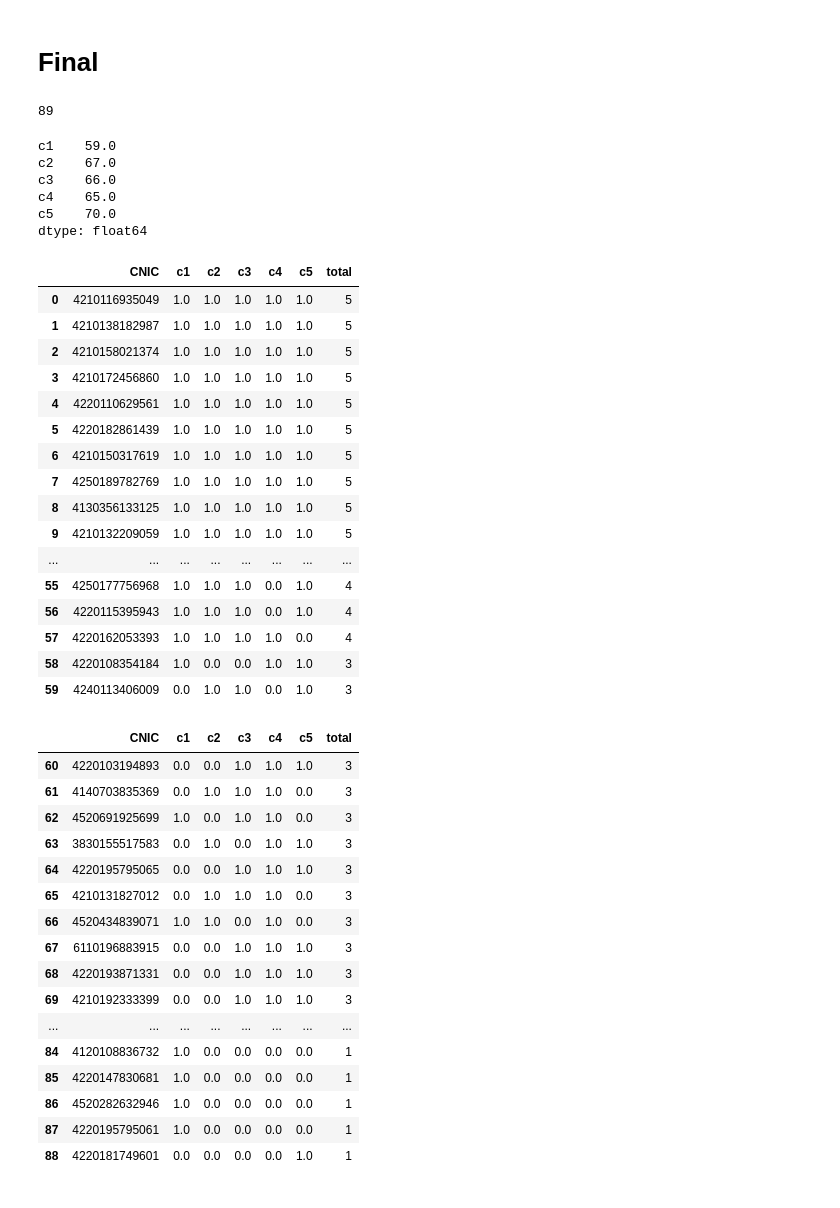
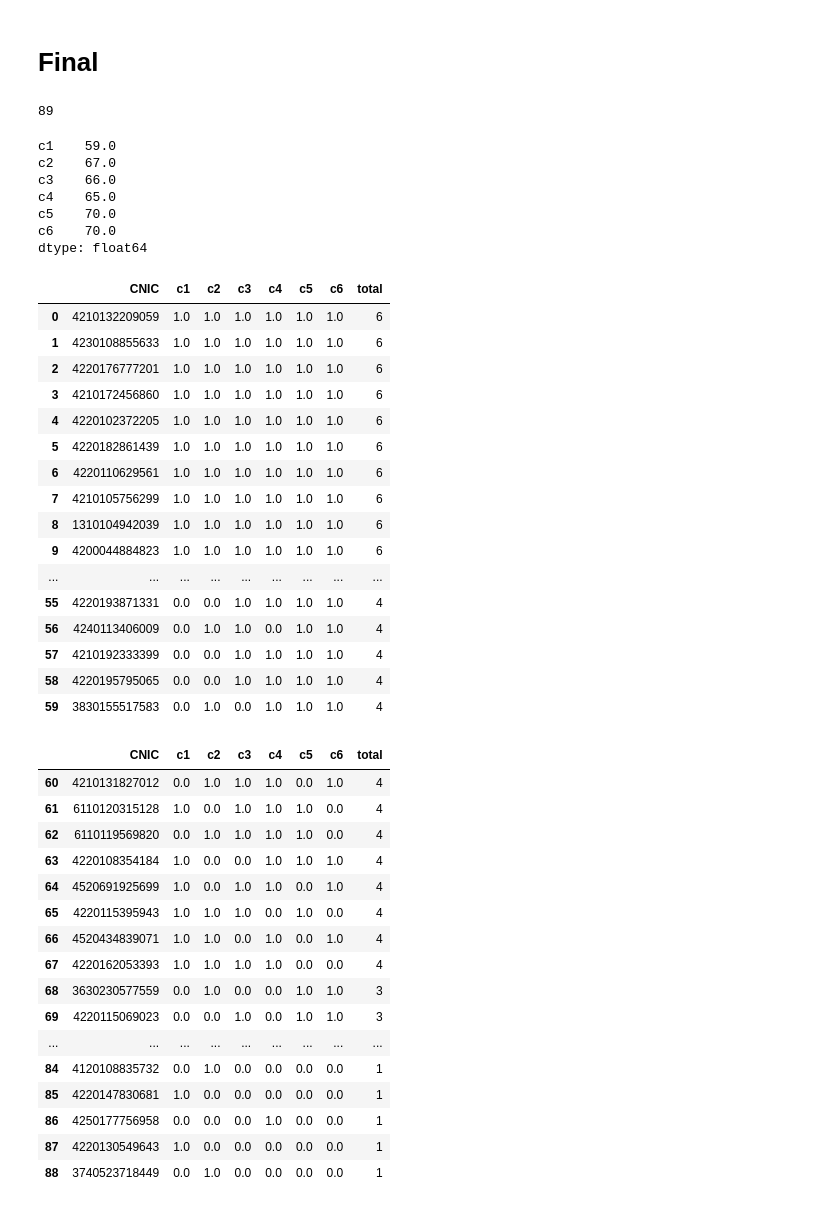
Before and after one commit to EnggQasim/NED-batch4-Python, a Jupyter notebook: attendance.ipynb, the cells around one changed output. Cells and saved outputs as stored; diff of their text form; code cells hidden in the pictures.

```diff
--- a/attendance.ipynb
+++ b/attendance.ipynb
@@ -1117,58 +1331,61 @@ df5.head()
 # %%
 df = df1.merge(df2,on='CNIC', how='outer').fillna(0).merge(
     df3, on="CNIC",how="outer"
 ).fillna(0).merge(
 df4, on="CNIC", how='outer'
 ).fillna(0).merge(
 df5, on="CNIC", how='outer'
+).fillna(0).merge(
+df6, on="CNIC", how='outer'
 ).fillna(0)
 
 df['total'] = df.iloc[:,1:].astype(int).sum(axis=1)
 df.sort_values(by="total", inplace=True, ascending=False)
 df.reset_index(drop=True,inplace=True)
 print(len(df))
 display(df.iloc[:,1:-1].sum(axis=0))
 display(df.head(60))
 display(df.iloc[60:,:])
 # %% [output]
 89
 c1    59.0
 c2    67.0
 c3    66.0
 c4    65.0
 c5    70.0
+c6    70.0
 dtype: float64
-|  | CNIC | c1 | c2 | c3 | c4 | c5 | total |
-| 0 | 4210116935049 | 1.0 | 1.0 | 1.0 | 1.0 | 1.0 | 5 |
-| 1 | 4210138182987 | 1.0 | 1.0 | 1.0 | 1.0 | 1.0 | 5 |
-| 2 | 4210158021374 | 1.0 | 1.0 | 1.0 | 1.0 | 1.0 | 5 |
-| 3 | 4210172456860 | 1.0 | 1.0 | 1.0 | 1.0 | 1.0 | 5 |
-| 4 | 4220110629561 | 1.0 | 1.0 | 1.0 | 1.0 | 1.0 | 5 |
-| 5 | 4220182861439 | 1.0 | 1.0 | 1.0 | 1.0 | 1.0 | 5 |
-| 6 | 4210150317619 | 1.0 | 1.0 | 1.0 | 1.0 | 1.0 | 5 |
-| 7 | 4250189782769 | 1.0 | 1.0 | 1.0 | 1.0 | 1.0 | 5 |
-| 8 | 4130356133125 | 1.0 | 1.0 | 1.0 | 1.0 | 1.0 | 5 |
-| 9 | 4210132209059 | 1.0 | 1.0 | 1.0 | 1.0 | 1.0 | 5 |
-| ... | ... | ... | ... | ... | ... | ... | ... |
-| 55 | 4250177756968 | 1.0 | 1.0 | 1.0 | 0.0 | 1.0 | 4 |
-| 56 | 4220115395943 | 1.0 | 1.0 | 1.0 | 0.0 | 1.0 | 4 |
-| 57 | 4220162053393 | 1.0 | 1.0 | 1.0 | 1.0 | 0.0 | 4 |
-| 58 | 4220108354184 | 1.0 | 0.0 | 0.0 | 1.0 | 1.0 | 3 |
-| 59 | 4240113406009 | 0.0 | 1.0 | 1.0 | 0.0 | 1.0 | 3 |
+|  | CNIC | c1 | c2 | c3 | c4 | c5 | c6 | total |
+| 0 | 4210132209059 | 1.0 | 1.0 | 1.0 | 1.0 | 1.0 | 1.0 | 6 |
+| 1 | 4230108855633 | 1.0 | 1.0 | 1.0 | 1.0 | 1.0 | 1.0 | 6 |
+| 2 | 4220176777201 | 1.0 | 1.0 | 1.0 | 1.0 | 1.0 | 1.0 | 6 |
+| 3 | 4210172456860 | 1.0 | 1.0 | 1.0 | 1.0 | 1.0 | 1.0 | 6 |
+| 4 | 4220102372205 | 1.0 | 1.0 | 1.0 | 1.0 | 1.0 | 1.0 | 6 |
+| 5 | 4220182861439 | 1.0 | 1.0 | 1.0 | 1.0 | 1.0 | 1.0 | 6 |
+| 6 | 4220110629561 | 1.0 | 1.0 | 1.0 | 1.0 | 1.0 | 1.0 | 6 |
+| 7 | 4210105756299 | 1.0 | 1.0 | 1.0 | 1.0 | 1.0 | 1.0 | 6 |
+| 8 | 1310104942039 | 1.0 | 1.0 | 1.0 | 1.0 | 1.0 | 1.0 | 6 |
+| 9 | 4200044884823 | 1.0 | 1.0 | 1.0 | 1.0 | 1.0 | 1.0 | 6 |
+| ... | ... | ... | ... | ... | ... | ... | ... | ... |
+| 55 | 4220193871331 | 0.0 | 0.0 | 1.0 | 1.0 | 1.0 | 1.0 | 4 |
+| 56 | 4240113406009 | 0.0 | 1.0 | 1.0 | 0.0 | 1.0 | 1.0 | 4 |
+| 57 | 4210192333399 | 0.0 | 0.0 | 1.0 | 1.0 | 1.0 | 1.0 | 4 |
+| 58 | 4220195795065 | 0.0 | 0.0 | 1.0 | 1.0 | 1.0 | 1.0 | 4 |
+| 59 | 3830155517583 | 0.0 | 1.0 | 0.0 | 1.0 | 1.0 | 1.0 | 4 |
-|  | CNIC | c1 | c2 | c3 | c4 | c5 | total |
-| 60 | 4220103194893 | 0.0 | 0.0 | 1.0 | 1.0 | 1.0 | 3 |
-| 61 | 4140703835369 | 0.0 | 1.0 | 1.0 | 1.0 | 0.0 | 3 |
-| 62 | 4520691925699 | 1.0 | 0.0 | 1.0 | 1.0 | 0.0 | 3 |
-| 63 | 3830155517583 | 0.0 | 1.0 | 0.0 | 1.0 | 1.0 | 3 |
-| 64 | 4220195795065 | 0.0 | 0.0 | 1.0 | 1.0 | 1.0 | 3 |
-| 65 | 4210131827012 | 0.0 | 1.0 | 1.0 | 1.0 | 0.0 | 3 |
-| 66 | 4520434839071 | 1.0 | 1.0 | 0.0 | 1.0 | 0.0 | 3 |
-| 67 | 6110196883915 | 0.0 | 0.0 | 1.0 | 1.0 | 1.0 | 3 |
-| 68 | 4220193871331 | 0.0 | 0.0 | 1.0 | 1.0 | 1.0 | 3 |
-| 69 | 4210192333399 | 0.0 | 0.0 | 1.0 | 1.0 | 1.0 | 3 |
-| ... | ... | ... | ... | ... | ... | ... | ... |
-| 84 | 4120108836732 | 1.0 | 0.0 | 0.0 | 0.0 | 0.0 | 1 |
-| 85 | 4220147830681 | 1.0 | 0.0 | 0.0 | 0.0 | 0.0 | 1 |
-| 86 | 4520282632946 | 1.0 | 0.0 | 0.0 | 0.0 | 0.0 | 1 |
-| 87 | 4220195795061 | 1.0 | 0.0 | 0.0 | 0.0 | 0.0 | 1 |
-| 88 | 4220181749601 | 0.0 | 0.0 | 0.0 | 0.0 | 1.0 | 1 |
+|  | CNIC | c1 | c2 | c3 | c4 | c5 | c6 | total |
+| 60 | 4210131827012 | 0.0 | 1.0 | 1.0 | 1.0 | 0.0 | 1.0 | 4 |
+| 61 | 6110120315128 | 1.0 | 0.0 | 1.0 | 1.0 | 1.0 | 0.0 | 4 |
+| 62 | 6110119569820 | 0.0 | 1.0 | 1.0 | 1.0 | 1.0 | 0.0 | 4 |
+| 63 | 4220108354184 | 1.0 | 0.0 | 0.0 | 1.0 | 1.0 | 1.0 | 4 |
+| 64 | 4520691925699 | 1.0 | 0.0 | 1.0 | 1.0 | 0.0 | 1.0 | 4 |
+| 65 | 4220115395943 | 1.0 | 1.0 | 1.0 | 0.0 | 1.0 | 0.0 | 4 |
+| 66 | 4520434839071 | 1.0 | 1.0 | 0.0 | 1.0 | 0.0 | 1.0 | 4 |
+| 67 | 4220162053393 | 1.0 | 1.0 | 1.0 | 1.0 | 0.0 | 0.0 | 4 |
+| 68 | 3630230577559 | 0.0 | 1.0 | 0.0 | 0.0 | 1.0 | 1.0 | 3 |
+| 69 | 4220115069023 | 0.0 | 0.0 | 1.0 | 0.0 | 1.0 | 1.0 | 3 |
+| ... | ... | ... | ... | ... | ... | ... | ... | ... |
+| 84 | 4120108835732 | 0.0 | 1.0 | 0.0 | 0.0 | 0.0 | 0.0 | 1 |
+| 85 | 4220147830681 | 1.0 | 0.0 | 0.0 | 0.0 | 0.0 | 0.0 | 1 |
+| 86 | 4250177756958 | 0.0 | 0.0 | 0.0 | 1.0 | 0.0 | 0.0 | 1 |
+| 87 | 4220130549643 | 1.0 | 0.0 | 0.0 | 0.0 | 0.0 | 0.0 | 1 |
+| 88 | 3740523718449 | 0.0 | 1.0 | 0.0 | 0.0 | 0.0 | 0.0 | 1 |
```
Also changed, not shown: parts of 6 cells of this notebook.
